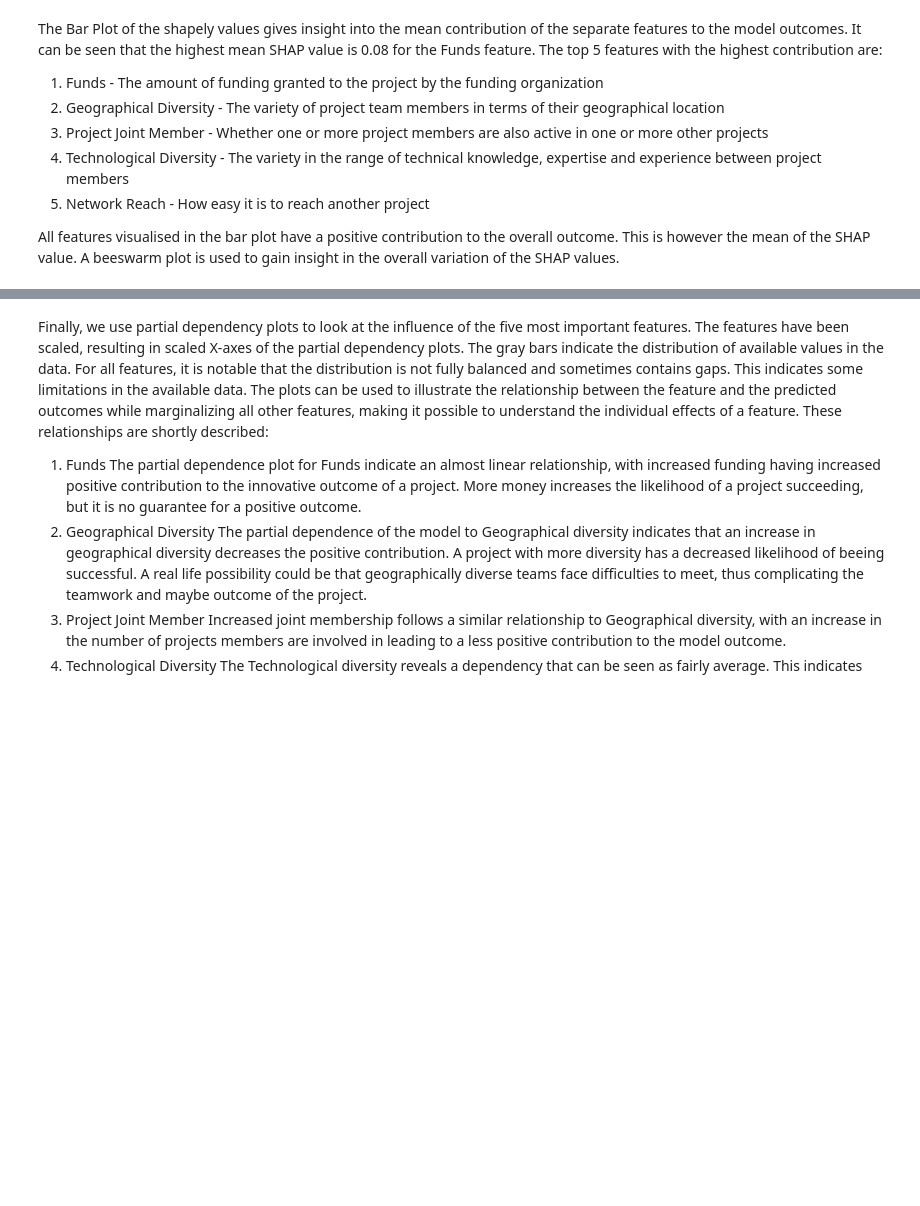
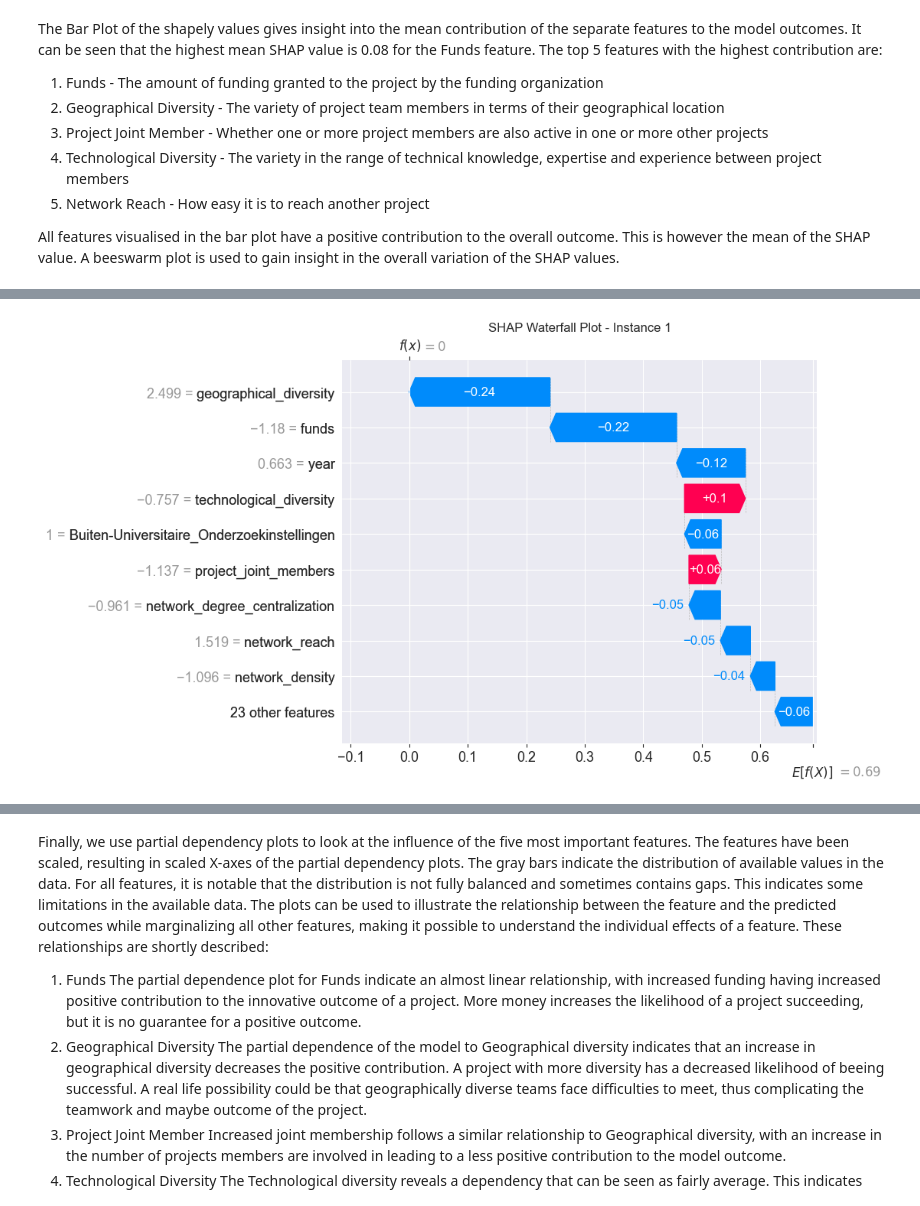
Before and after one commit to jmonbris/TPM034A_mini_project, a Jupyter notebook: Mini-project 2 - R&D Innovation.ipynb, the cells around one changed output, grey strips where cells are left out. Drawn from its saved outputs; the diff is of its cells as text; code cells hidden in the pictures; blank space fills up the shorter version.

```diff
--- a/Mini-project 2 - R&D Innovation.ipynb
+++ b/Mini-project 2 - R&D Innovation.ipynb
@@ -596,0 +593,7 @@ The previously presented mean SHAP values indicated a relatively small positive
+# %%
+# Plot the SHAP waterfall plot for instance 1
+shap.waterfall_plot(shap_values_rf[0], max_display=10, show=False)
+plt.title('SHAP Waterfall Plot - Instance 1')
+plt.show()
+# %% [output]
+[figure, added]
```
Also changed, not shown: parts of 13 cells of this notebook.
